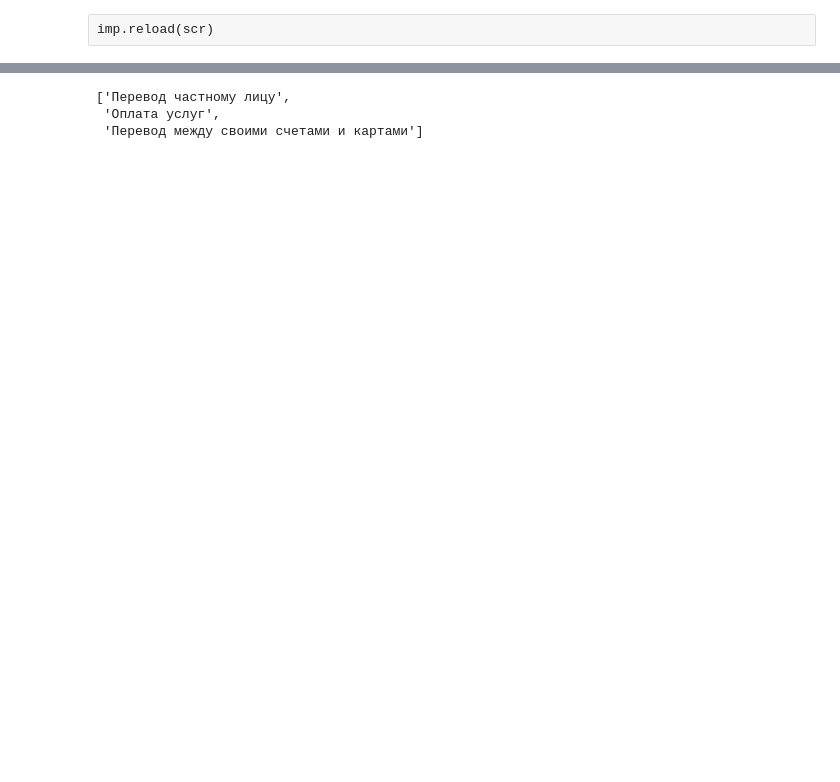
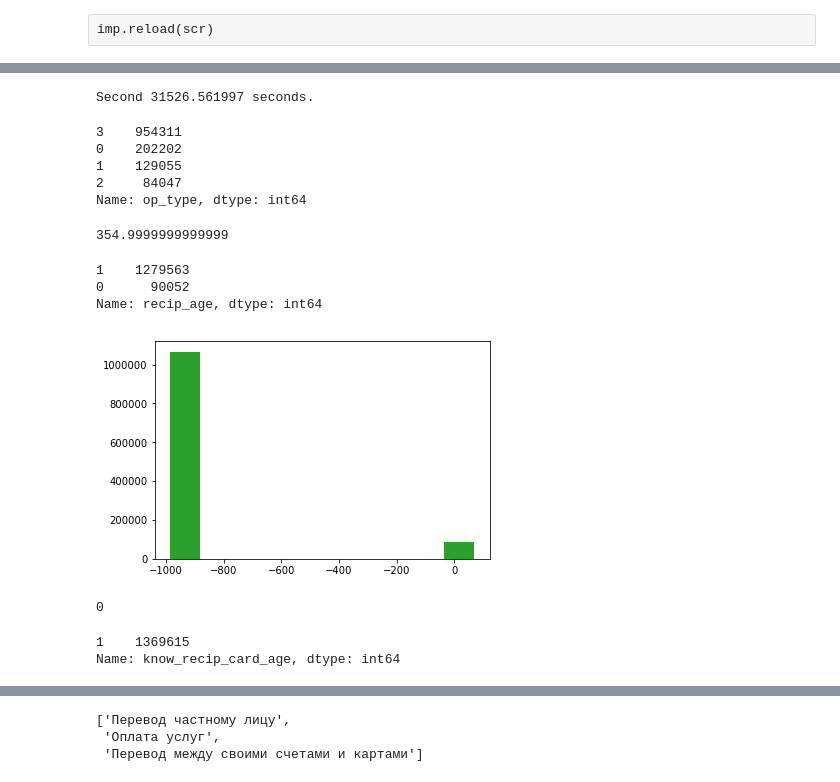
Before and after one commit to orlov-alexander/hse_nis, a Jupyter notebook: notebooks/data_preparation/alex_data_prep_for_pipeline_temp.ipynb, the cells around one changed output, grey strips where cells are left out. Cells and saved outputs as stored; diff of their text form; code cells hidden in the pictures; blank space fills up the shorter version.

```diff
--- a/notebooks/data_preparation/alex_data_prep_for_pipeline_temp.ipynb
+++ b/notebooks/data_preparation/alex_data_prep_for_pipeline_temp.ipynb
@@ -194,0 +315,2 @@ imp.reload(scr)
+# %%
+data['is_fraud'] = [cust_mark_to_class(x) for x in data['custom_mark']]
@@ -194,0 +427,22 @@ imp.reload(scr)
+# %%
+#%%time
+tt = TicToc()
+tt.tic()
+
+feat_matrix = pd.DataFrame()
+#data = data[data.event_description.isin([u'Перевод частному лицу',u'Оплата услуг',u'Перевод между своими счетами и картами'])]
+
+if data.shape[0] == 0:
+    raise 'shape is 0'
+
+# заполняем ряд пропусков
+data.cdf_s_140 = data.cdf_s_140.fillna(0).astype(float) / 1000
+data.data_i_120.fillna(1, inplace=True)
+
+feat_matrix['amount'] = data['amount_original']
+same_columns = ['event_id', 'user_id', 'custom_mark', 'event_time',
+                'cdf_s_127', 'cdf_s_129', 'cdf_s_130', 'cdf_s_133', 'cdf_s_134', 'cdf_s_135', 'data_i_120']
+for column in same_columns:
+    feat_matrix.loc[:, column] = data[column]
+
+tt.toc('First')
@@ -194,0 +512,52 @@ imp.reload(scr)
+# %%
+# кумулятивная сумма операций за сутки в каналах web и МП, умножил на 1e15 из-за того, что там сильно маленькие числа
+feat_matrix['cumulative_sum_total'] = data.cdf_s_140 * 1e15
+
+
+feat_matrix['client_age'] = [x.days / 365.25 for x in (data.event_time - data.cdf_s_19)]
+feat_matrix['client_age_isnull'] = feat_matrix['client_age'].isnull().astype(int)
+
+#заменил на -1
+feat_matrix['cat_new_ip'] = [1 if x == 'ДА' else 0 if x == 'НЕТ' else -1 for x in data.cdf_s_126]
+feat_matrix['cat_new_prov'] =  [1 if x == 'ДА' else 0 if x == 'НЕТ' else -1 for x in data.cdf_s_138]
+feat_matrix['channel_op'] =  [0 if x == 'MOBILE' else 1 if x == 'WEB' else -1 for x in data.channel_indicator_desc]
+feat_matrix['op_type'] = [0 if x == 'Перевод частному лицу' else
+                          1 if x == 'Оплата услуг' else
+                          2 if x == 'Перевод между своими счетами и картами' else
+                          3 for x in data.event_description]
+
+tt.toc('Second')
+# %% [output]
+Second 31526.561997 seconds.
+# %%
+feat_matrix['op_type'].value_counts()
+# %% [output]
+3    954311
+0    202202
+1    129055
+2     84047
+Name: op_type, dtype: int64
+# %%
+(data.cdf_s_140 * 1e15).max()#.value_counts(dropna=False)
+# %% [output]
+354.9999999999999
+# %%
+feat_matrix['recip_age'].value_counts()
+# %% [output]
+1    1279563
+0      90052
+Name: recip_age, dtype: int64
+# %%
+plt.hist(feat_matrix['age_diff'].dropna())
+plt.show()
+# %% [output]
+[figure, added]
+# %%
+data.data_i_154.isnull().sum()
+# %% [output]
+0
+# %%
+feat_matrix['know_recip_card_age'].value_counts(dropna=False)
+# %% [output]
+1    1369615
+Name: know_recip_card_age, dtype: int64
```
Also changed, not shown: parts of 76 cells of this notebook, 4 other files.
